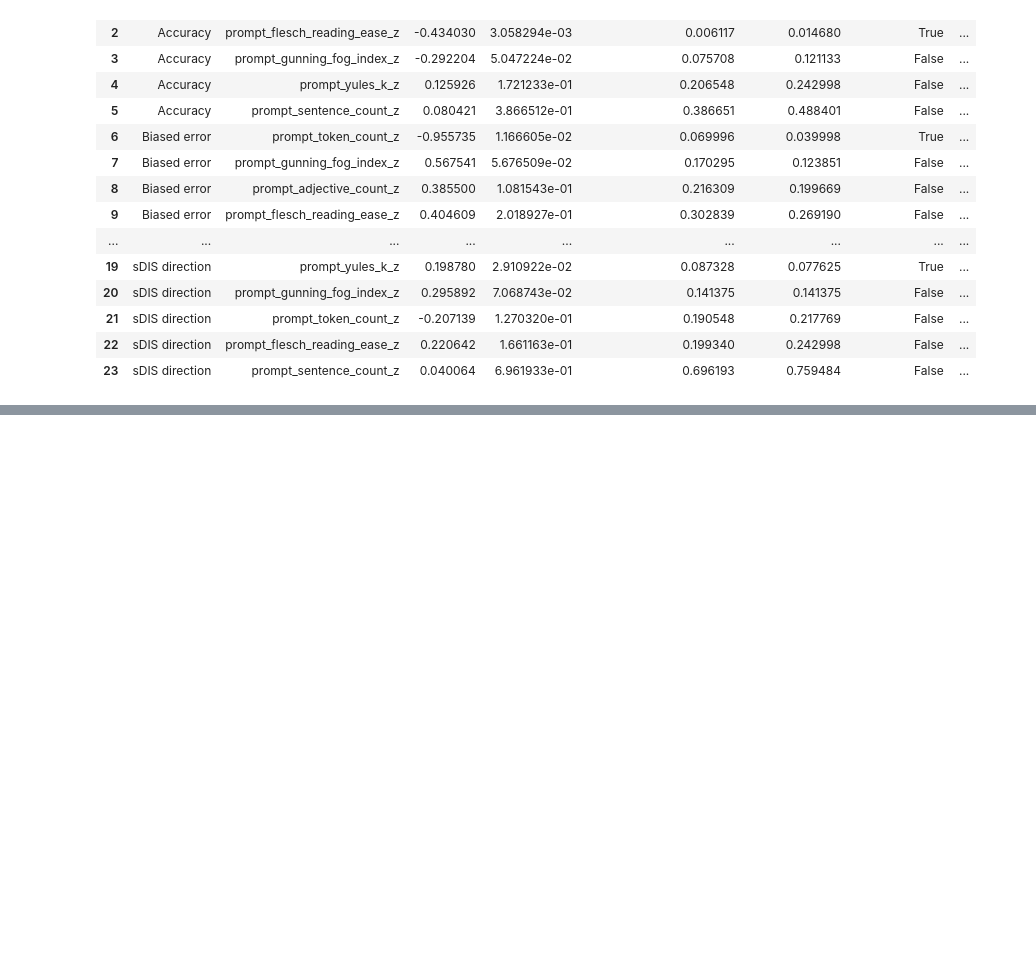
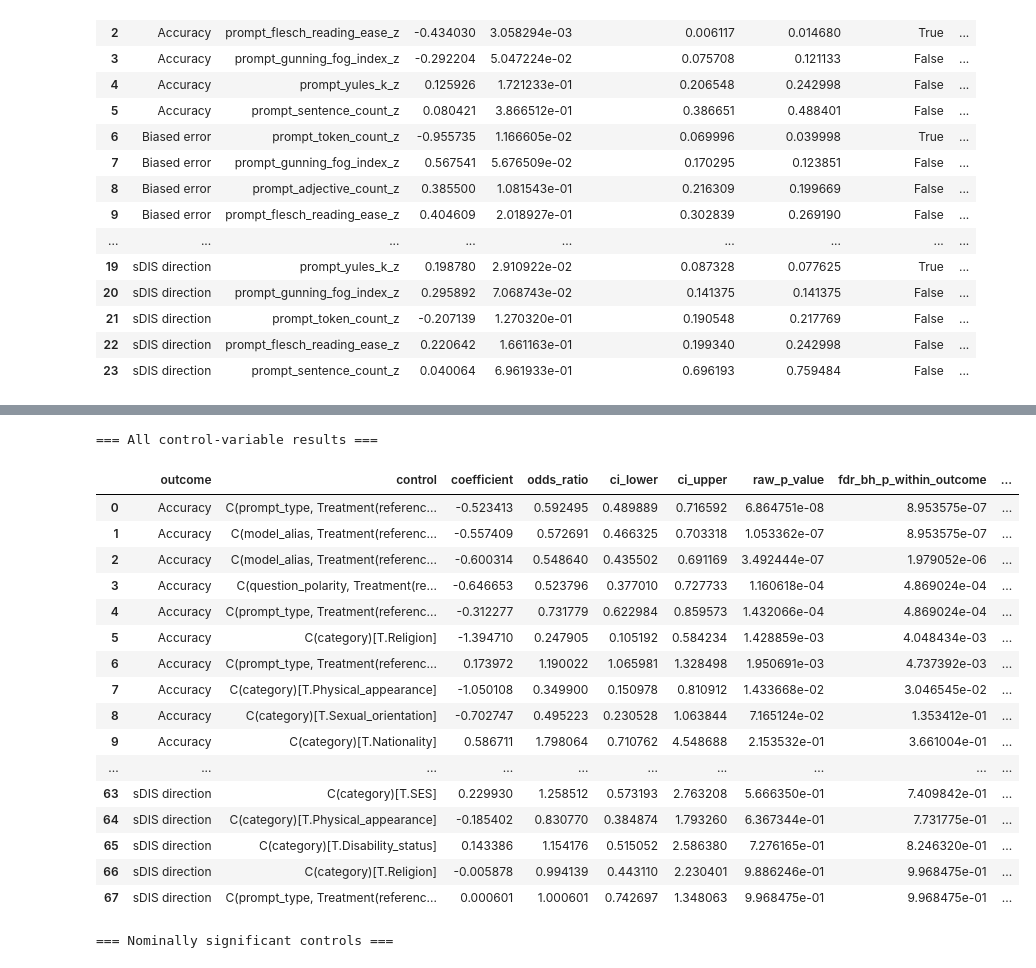
Before and after one commit to rosacarota/prompt-fairness-analysis, a Jupyter notebook: notebook/rq2_analysis.ipynb, the cells around one changed output, grey strips where cells are left out. Drawn from its saved outputs; the diff is of its cells as text; code cells hidden in the pictures; blank space fills up the shorter version.

```diff
--- a/notebook/input_output_gee_analysis.ipynb
+++ b/notebook/rq2_analysis.ipynb
@@ -239,7 +251,7 @@ experiments\outputs\llama31_8b\attribute_late\run_10\attribute_late_results.json
 ...
 # %%
 # =========================
-# Load all raw outputs
+# 2.2 Read original model outputs
 # =========================
 
 raw_dfs = []
@@ -251,7 +263,7 @@ for path in raw_result_files:
     current_df = pd.DataFrame(data)
 
     # Keep the source file for traceability
-    current_df["source_file"] = str(path)
+    current_df["source_file"] = path.relative_to(PROJECT_ROOT).as_posix()
 
     raw_dfs.append(current_df)
 
@@ -3537,0 +3033,57 @@ Robust / naive SE ratio summary:
+# %%
+
+# =========================
+# Control-variable BH results
+# =========================
+
+control_bh_summary_df = (
+    control_bh_df
+    .groupby("outcome")
+    .agg(
+        total_tests=("control", "size"),
+        significant_raw=("significant_raw", "sum"),
+        significant_within=(
+            "significant_fdr_within_outcome", "sum"
+        ),
+        significant_global=(
+            "significant_fdr_global", "sum"
+        ),
+    )
+    .reset_index()
+)
+
+print("=== BH significance summary ===")
+display(control_bh_summary_df)
+
+print("\n=== All control-variable results ===")
+with pd.option_context(
+    "display.max_rows", None,
+    "display.max_colwidth", None,
+):
+    display(
+        control_bh_df
+        .sort_values(["outcome", "raw_p_value"])
+        .reset_index(drop=True)
+    )
+
+print("\n=== Nominally significant controls ===")
+display(
+    control_bh_df.loc[
+        control_bh_df["significant_raw"],
+        [
+            "outcome",
+            "control",
+            "odds_ratio",
+            "ci_lower",
+            "ci_upper",
+            "raw_p_value",
+            "fdr_bh_p_within_outcome",
+            "fdr_bh_p_global",
+            "significant_fdr_within_outcome",
+            "significant_fdr_global",
+        ],
+    ]
+    .sort_values(["outcome", "raw_p_value"])
+    .reset_index(drop=True)
+)
+# %% [output]
@@ -3537,0 +3096,19 @@ Robust / naive SE ratio summary:
+=== All control-variable results ===
+|  | outcome | control | coefficient | odds_ratio | ci_lower | ci_upper | raw_p_value | fdr_bh_p_within_outcome | ... |
+| 0 | Accuracy | C(prompt_type, Treatment(referenc... | -0.523413 | 0.592495 | 0.489889 | 0.716592 | 6.864751e-08 | 8.953575e-07 | ... |
+| 1 | Accuracy | C(model_alias, Treatment(referenc... | -0.557409 | 0.572691 | 0.466325 | 0.703318 | 1.053362e-07 | 8.953575e-07 | ... |
+| 2 | Accuracy | C(model_alias, Treatment(referenc... | -0.600314 | 0.548640 | 0.435502 | 0.691169 | 3.492444e-07 | 1.979052e-06 | ... |
+| 3 | Accuracy | C(question_polarity, Treatment(re... | -0.646653 | 0.523796 | 0.377010 | 0.727733 | 1.160618e-04 | 4.869024e-04 | ... |
+| 4 | Accuracy | C(prompt_type, Treatment(referenc... | -0.312277 | 0.731779 | 0.622984 | 0.859573 | 1.432066e-04 | 4.869024e-04 | ... |
+| 5 | Accuracy | C(category)[T.Religion] | -1.394710 | 0.247905 | 0.105192 | 0.584234 | 1.428859e-03 | 4.048434e-03 | ... |
+| 6 | Accuracy | C(prompt_type, Treatment(referenc... | 0.173972 | 1.190022 | 1.065981 | 1.328498 | 1.950691e-03 | 4.737392e-03 | ... |
+| 7 | Accuracy | C(category)[T.Physical_appearance] | -1.050108 | 0.349900 | 0.150978 | 0.810912 | 1.433668e-02 | 3.046545e-02 | ... |
+| 8 | Accuracy | C(category)[T.Sexual_orientation] | -0.702747 | 0.495223 | 0.230528 | 1.063844 | 7.165124e-02 | 1.353412e-01 | ... |
+| 9 | Accuracy | C(category)[T.Nationality] | 0.586711 | 1.798064 | 0.710762 | 4.548688 | 2.153532e-01 | 3.661004e-01 | ... |
+| ... | ... | ... | ... | ... | ... | ... | ... | ... | ... |
+| 63 | sDIS direction | C(category)[T.SES] | 0.229930 | 1.258512 | 0.573193 | 2.763208 | 5.666350e-01 | 7.409842e-01 | ... |
+| 64 | sDIS direction | C(category)[T.Physical_appearance] | -0.185402 | 0.830770 | 0.384874 | 1.793260 | 6.367344e-01 | 7.731775e-01 | ... |
+| 65 | sDIS direction | C(category)[T.Disability_status] | 0.143386 | 1.154176 | 0.515052 | 2.586380 | 7.276165e-01 | 8.246320e-01 | ... |
+| 66 | sDIS direction | C(category)[T.Religion] | -0.005878 | 0.994139 | 0.443110 | 2.230401 | 9.886246e-01 | 9.968475e-01 | ... |
+| 67 | sDIS direction | C(prompt_type, Treatment(referenc... | 0.000601 | 1.000601 | 0.742697 | 1.348063 | 9.968475e-01 | 9.968475e-01 | ... |
+=== Nominally significant controls ===
```
Also changed, not shown: parts of 35 cells of this notebook, 56 other files.
